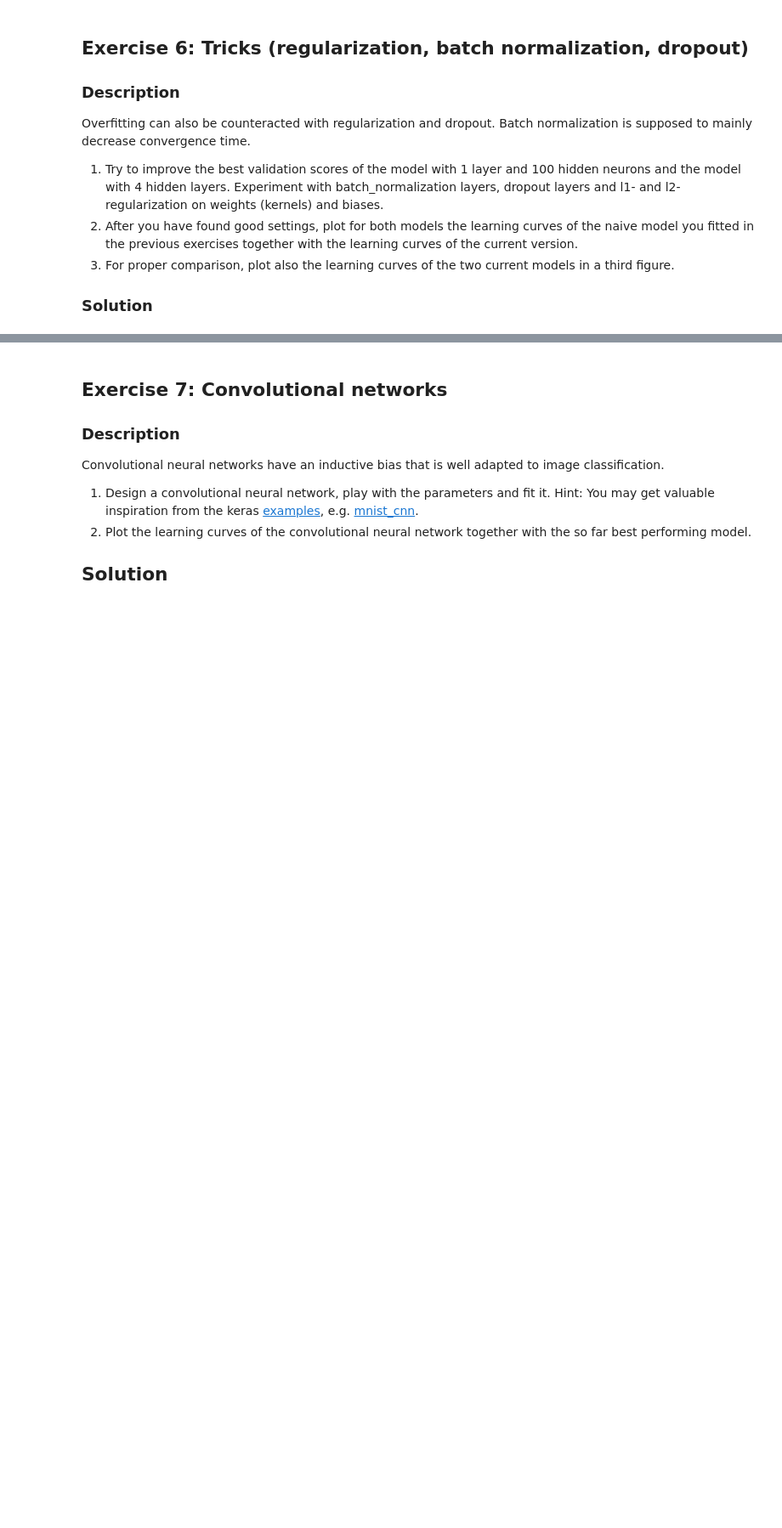
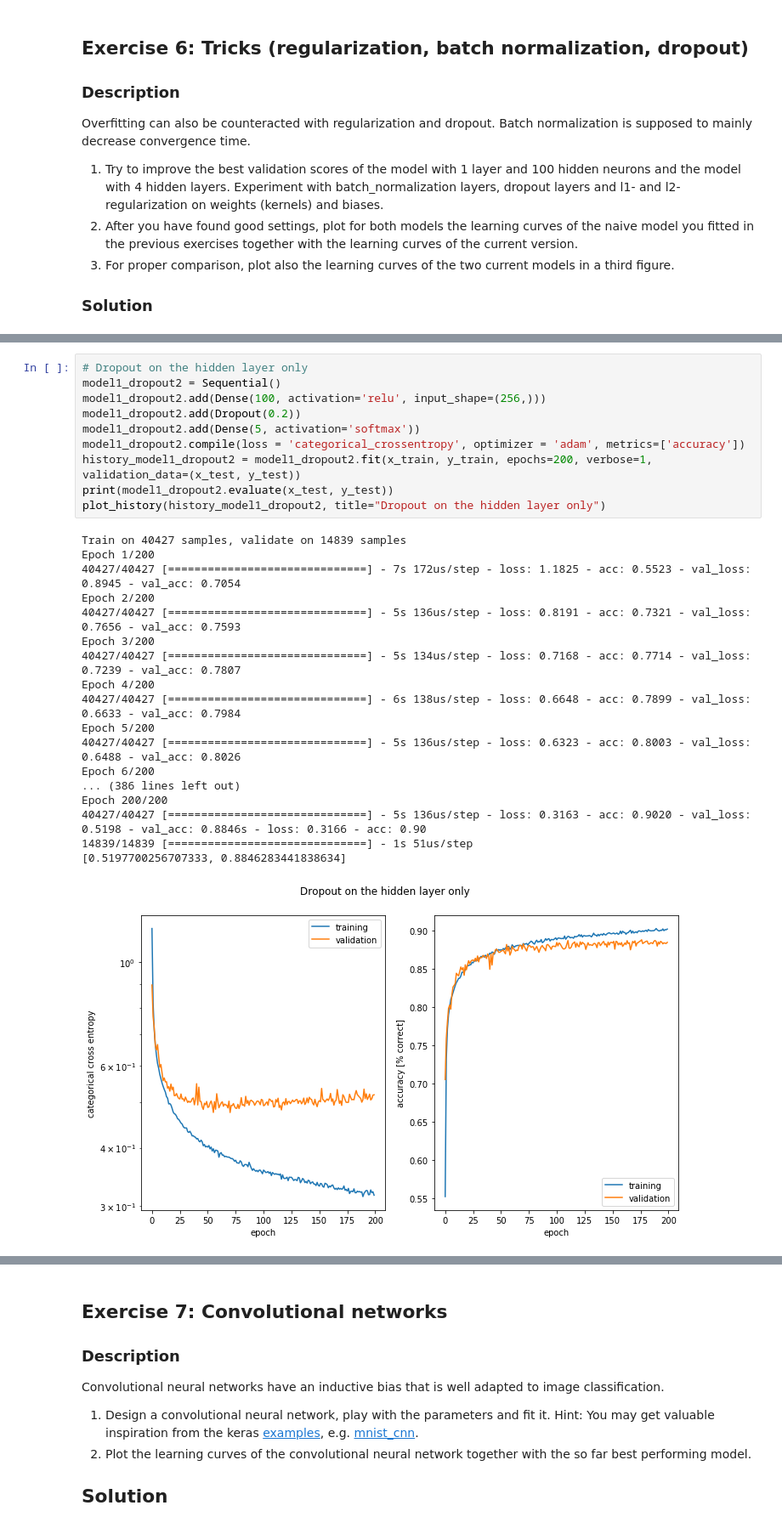
Before and after one commit to adrian-valente/ANN_project1, a Jupyter notebook: miniproject1.ipynb, the cells around one changed output, grey strips where cells are left out. Shown at 85% size. Saved outputs shown, nothing was run; the diff lists cells and outputs as text; blank space fills up the shorter version.

```diff
--- a/miniproject1.ipynb
+++ b/miniproject1.ipynb
@@ -968,0 +1026,29 @@ Overfitting can also be counteracted with regularization and dropout. Batch norm
+# %%
+# Dropout on the hidden layer only
+model1_dropout2 = Sequential()
+model1_dropout2.add(Dense(100, activation='relu', input_shape=(256,)))
+model1_dropout2.add(Dropout(0.2))
+model1_dropout2.add(Dense(5, activation='softmax'))
+model1_dropout2.compile(loss = 'categorical_crossentropy', optimizer = 'adam', metrics=['accuracy'])
+history_model1_dropout2 = model1_dropout2.fit(x_train, y_train, epochs=200, verbose=1, validation_data=(x_test, y_test))
+print(model1_dropout2.evaluate(x_test, y_test))
+plot_history(history_model1_dropout2, title="Dropout on the hidden layer only")
+# %% [output]
+Train on 40427 samples, validate on 14839 samples
+Epoch 1/200
+40427/40427 [==============================] - 7s 172us/step - loss: 1.1825 - acc: 0.5523 - val_loss: 0.8945 - val_acc: 0.7054
+Epoch 2/200
+40427/40427 [==============================] - 5s 136us/step - loss: 0.8191 - acc: 0.7321 - val_loss: 0.7656 - val_acc: 0.7593
+Epoch 3/200
+40427/40427 [==============================] - 5s 134us/step - loss: 0.7168 - acc: 0.7714 - val_loss: 0.7239 - val_acc: 0.7807
+Epoch 4/200
+40427/40427 [==============================] - 6s 138us/step - loss: 0.6648 - acc: 0.7899 - val_loss: 0.6633 - val_acc: 0.7984
+Epoch 5/200
+40427/40427 [==============================] - 5s 136us/step - loss: 0.6323 - acc: 0.8003 - val_loss: 0.6488 - val_acc: 0.8026
+Epoch 6/200
+... (386 lines left out)
+Epoch 200/200
+40427/40427 [==============================] - 5s 136us/step - loss: 0.3163 - acc: 0.9020 - val_loss: 0.5198 - val_acc: 0.8846s - loss: 0.3166 - acc: 0.90
+14839/14839 [==============================] - 1s 51us/step
+[0.5197700256707333, 0.8846283441838634]
+[figure, added]
```
Also changed, not shown: parts of 9 cells of this notebook.
